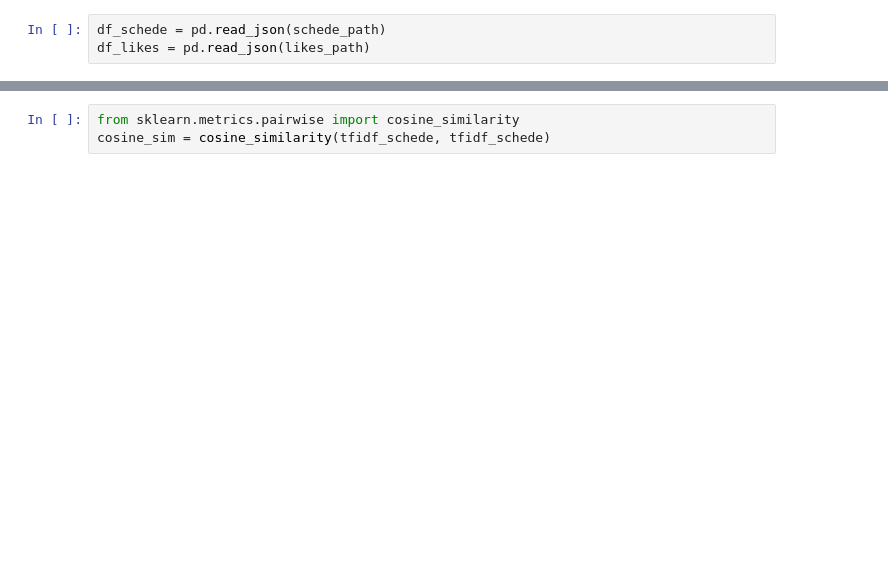
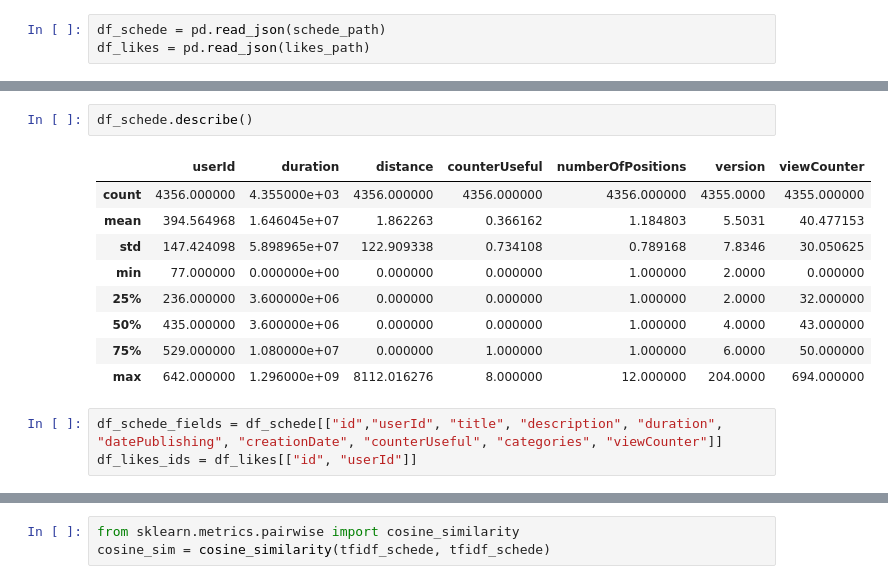
Before and after one commit to GianRomani/Notes, a Jupyter notebook: RecSys.ipynb, the cells around one changed output, grey strips where cells are left out. Saved outputs shown, nothing was run; the diff lists cells and outputs as text; blank space fills up the shorter version.

```diff
--- a/RecSys.ipynb
+++ b/RecSys.ipynb
@@ -221,0 +58,15 @@ tfidf_schede
+# %%
+df_schede.describe()
+# %% [output]
+|  | userId | duration | distance | counterUseful | numberOfPositions | version | viewCounter |
+| count | 4356.000000 | 4.355000e+03 | 4356.000000 | 4356.000000 | 4356.000000 | 4355.0000 | 4355.000000 |
+| mean | 394.564968 | 1.646045e+07 | 1.862263 | 0.366162 | 1.184803 | 5.5031 | 40.477153 |
+| std | 147.424098 | 5.898965e+07 | 122.909338 | 0.734108 | 0.789168 | 7.8346 | 30.050625 |
+| min | 77.000000 | 0.000000e+00 | 0.000000 | 0.000000 | 1.000000 | 2.0000 | 0.000000 |
+| 25% | 236.000000 | 3.600000e+06 | 0.000000 | 0.000000 | 1.000000 | 2.0000 | 32.000000 |
+| 50% | 435.000000 | 3.600000e+06 | 0.000000 | 0.000000 | 1.000000 | 4.0000 | 43.000000 |
+| 75% | 529.000000 | 1.080000e+07 | 0.000000 | 1.000000 | 1.000000 | 6.0000 | 50.000000 |
+| max | 642.000000 | 1.296000e+09 | 8112.016276 | 8.000000 | 12.000000 | 204.0000 | 694.000000 |
+# %%
+df_schede_fields = df_schede[["id","userId", "title", "description", "duration", "datePublishing", "creationDate", "counterUseful", "categories", "viewCounter"]]
+df_likes_ids = df_likes[["id", "userId"]]
```
Also changed, not shown: parts of 53 cells of this notebook, 16 other files.
